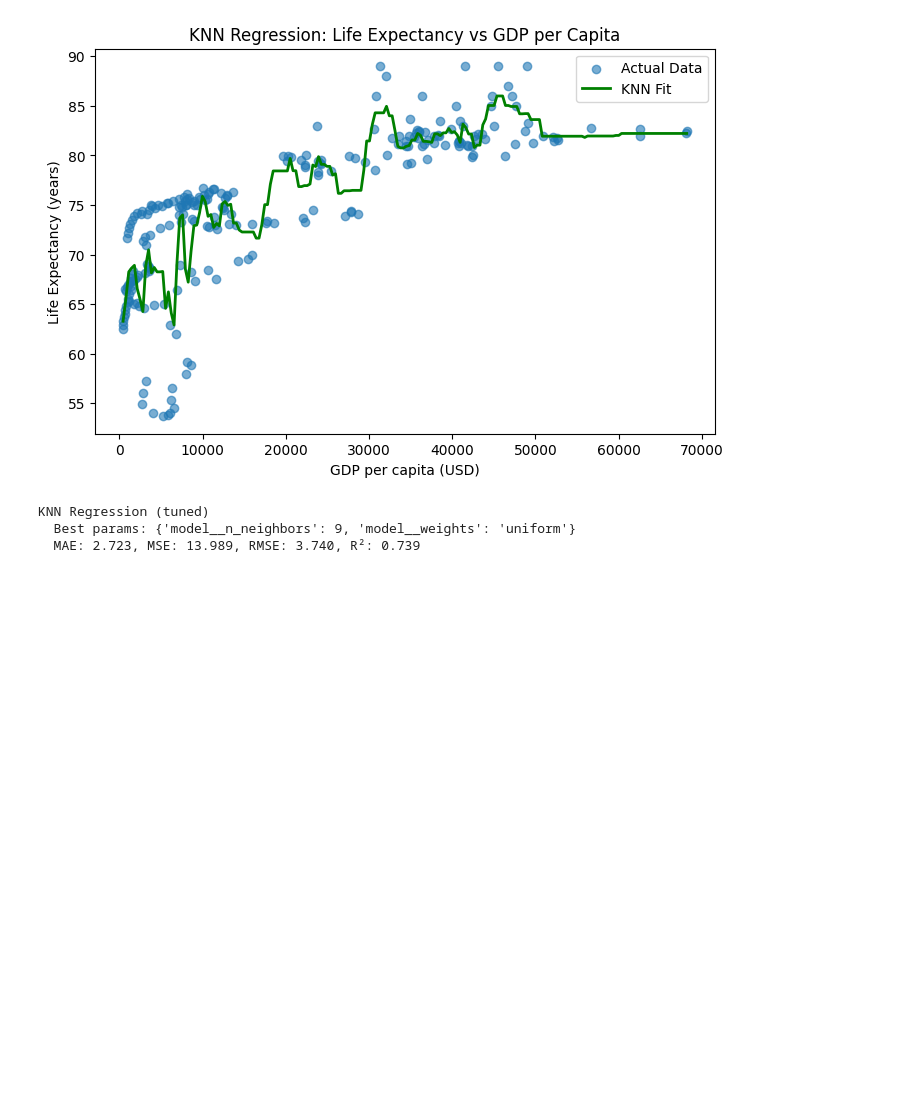
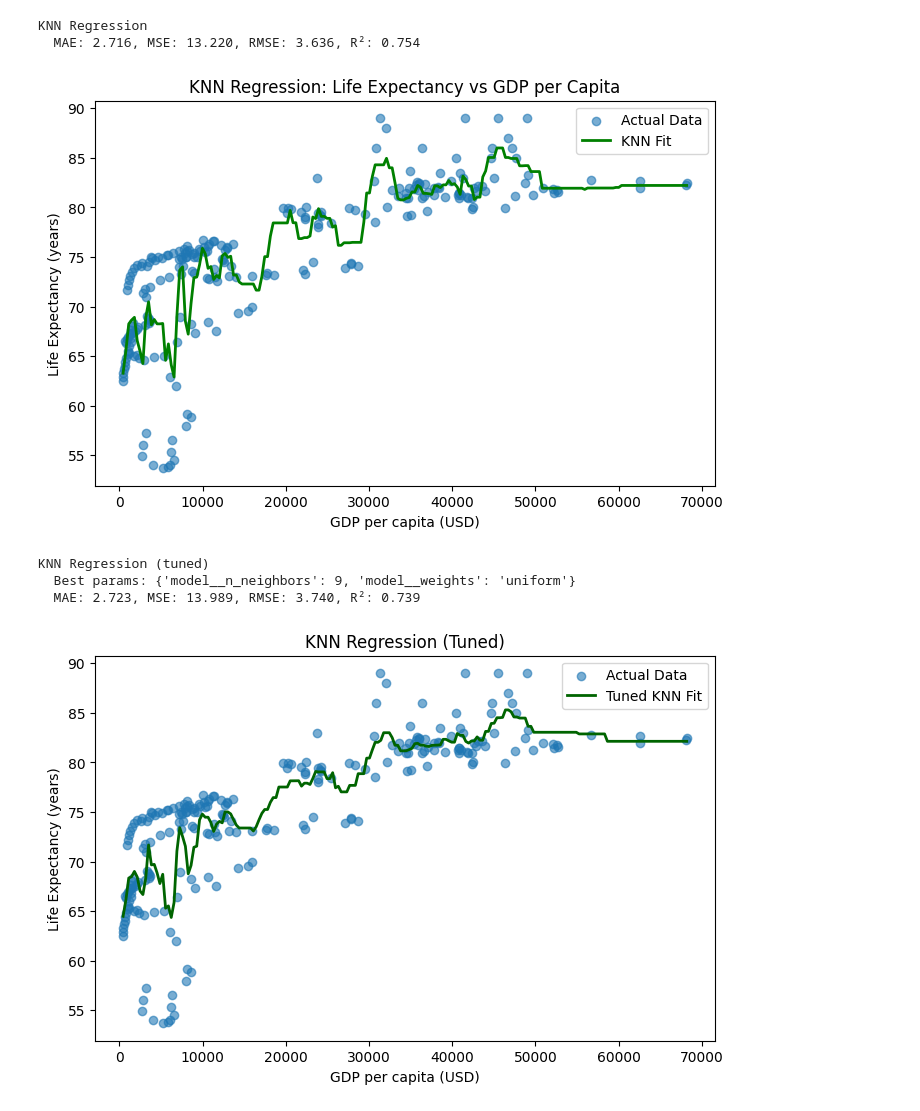
Before and after one commit to liuderek97/DATA1002-STAGE-2, a Jupyter notebook: DATA1002 Project 2 code.ipynb, the cells around one changed output. Cells and saved outputs as stored; diff of their text form; code cells hidden in the pictures; blank space fills up the shorter version.

```diff
--- a/DATA1002 Project 2 code.ipynb
+++ b/DATA1002 Project 2 code.ipynb
@@ -78,37 +94,52 @@ Linear Regression (log GDP)
 # ==========================
 knn_model = KNeighborsRegressor()  # default n_neighbors=5
 knn_model.fit(X_train, y_train)
+results_basic.append(evaluate_model("KNN Regression", knn_model, X_test, y_test))
 
 # Plot
 plt.figure(figsize=(8,5))
 plt.scatter(X, y, label='Actual Data', alpha=0.6)
 xx = np.linspace(X.min(), X.max(), 200).reshape(-1,1)
 plt.plot(xx, knn_model.predict(xx), color='green', linewidth=2, label='KNN Fit')
 plt.xlabel('GDP per capita (USD)')
 plt.ylabel('Life Expectancy (years)')
 plt.title('KNN Regression: Life Expectancy vs GDP per Capita')
 plt.legend()
 plt.show()
 
 # ==========================
 # 4. KNN REGRESSION (TUNED)
 # ==========================
 knn_pipeline = Pipeline([
     ('scaler', StandardScaler()),
     ('model', KNeighborsRegressor())
 ])
 param_grid_knn = {
     'model__n_neighbors': [3, 5, 7, 9, 11],
     'model__weights': ['uniform', 'distance']
 }
 grid_knn = GridSearchCV(knn_pipeline, param_grid_knn, cv=5, scoring='neg_mean_absolute_error', n_jobs=-1)
 grid_knn.fit(X_train, y_train)
-results.append(evaluate_model("KNN Regression (tuned)", grid_knn, X_test, y_test))
+results_tuned.append(evaluate_model("KNN Regression (tuned)", grid_knn, X_test, y_test))
+
+# Plot tuned KNN
+plt.figure(figsize=(8,5))
+plt.scatter(X, y, label='Actual Data', alpha=0.6)
+xx = np.linspace(X.min(), X.max(), 200).reshape(-1,1)
+plt.plot(xx, grid_knn.predict(xx), color='darkgreen', linewidth=2, label='Tuned KNN Fit')
+plt.xlabel('GDP per capita (USD)')
+plt.ylabel('Life Expectancy (years)')
+plt.title('KNN Regression (Tuned)')
+plt.legend()
+plt.show()
 # %% [output]
+KNN Regression
+  MAE: 2.716, MSE: 13.220, RMSE: 3.636, R²: 0.754
 [figure]
-KNN Regression (tuned)
-  Best params: {'model__n_neighbors': 9, 'model__weights': 'uniform'}
-  MAE: 2.723, MSE: 13.989, RMSE: 3.740, R²: 0.739
+KNN Regression (tuned)
+  Best params: {'model__n_neighbors': 9, 'model__weights': 'uniform'}
+  MAE: 2.723, MSE: 13.989, RMSE: 3.740, R²: 0.739
+[figure, added]
 # %%
 # ==========================
 # 5. DECISION TREE REGRESSION (BASIC)
```
Also changed, not shown: parts of 4 cells of this notebook.
